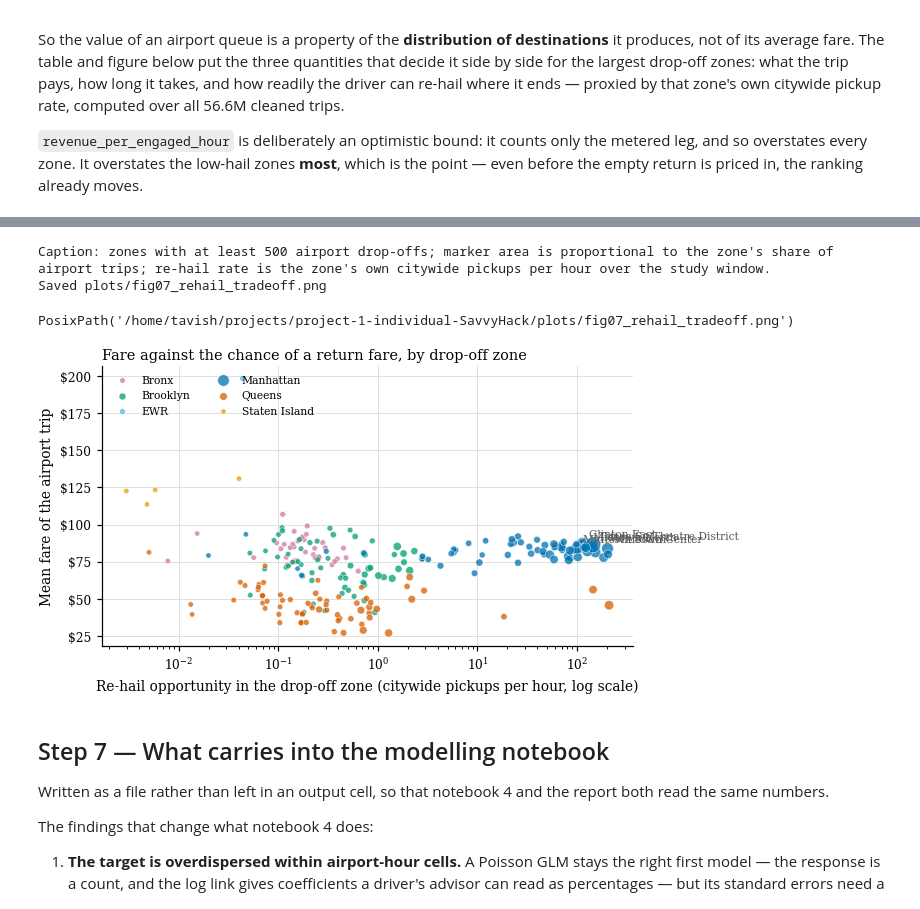
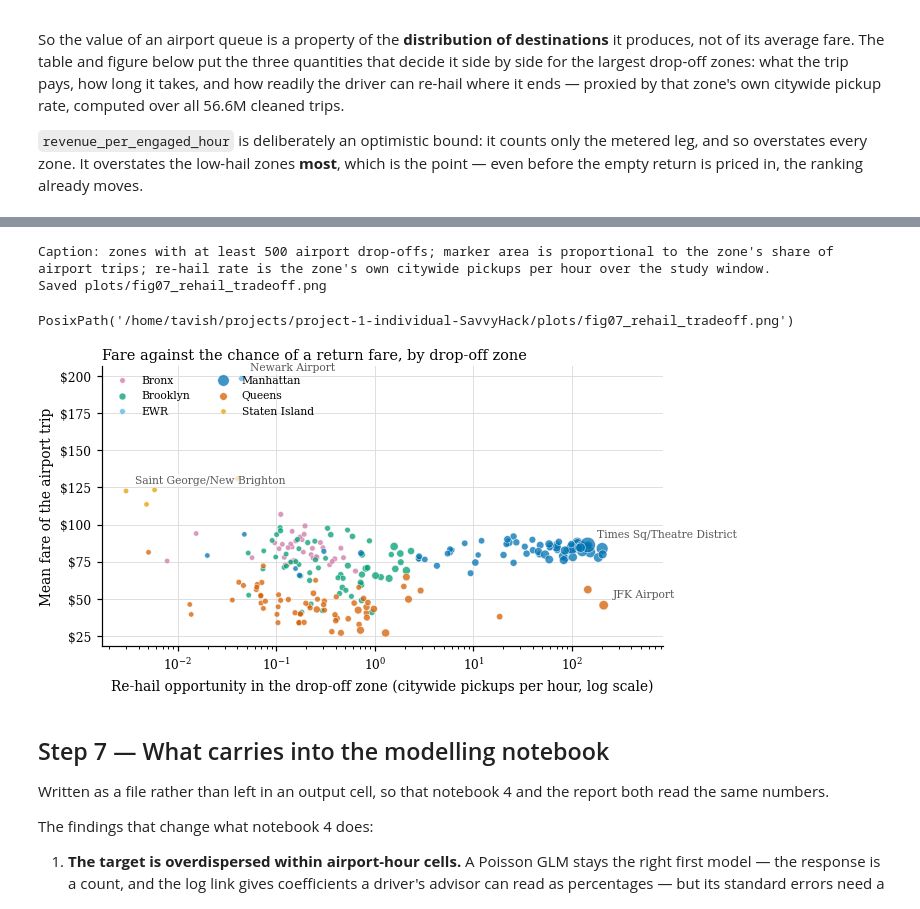
Before and after one commit to SavvyHack/ADS-project1-testing, a Jupyter notebook: notebooks/3_analysis.ipynb, the cells around one changed output, grey strips where cells are left out. Saved outputs shown, nothing was run; the diff lists cells and outputs as text; code cells hidden in the pictures.

```diff
--- a/notebooks/3_analysis.ipynb
+++ b/notebooks/3_analysis.ipynb
@@ -222,10 +233,11 @@ discussion is about.
 PERCENTILES = [0.01, 0.05, 0.25, 0.50, 0.75, 0.95, 0.99, 0.999]
 PERCENTILE_LABELS = ["p1", "p5", "p25", "p50", "p75", "p95", "p99", "p99_9"]
 
-# Relative error of the sketch, at one part in a thousand. The Spark default of
-# 10,000 is finer than anything reported here and there are twenty sketches in
-# the single pass below.
-PERCENTILE_ACCURACY = 1000
+# Rank error of the sketch, at one part in twenty thousand. This has to be
+# finer than the most extreme percentile reported: at an accuracy of 1,000 the
+# rank error is 0.1%, which is the whole distance from p99.9 to the maximum,
+# and the sketch returns the maximum instead of the percentile.
+PERCENTILE_ACCURACY = 20_000
 
 # Segments, as masks rather than as filtered frames.
 SEGMENTS = {
@@ -270,6 +282,8 @@ def distribution_expressions(segment: str, predicate, metric: str, value) -> lis
         F.avg(masked).alias(f"{prefix}|mean"),
         F.stddev(masked).alias(f"{prefix}|sd"),
         F.skewness(masked).alias(f"{prefix}|skew"),
+        # Exact, unlike the sketch below, and the check on it.
+        F.max(masked).alias(f"{prefix}|max"),
         F.percentile_approx(masked, PERCENTILES, PERCENTILE_ACCURACY)
         .alias(f"{prefix}|pct"),
     ]
@@ -1139,6 +1263,19 @@ per_hour["pickups_per_arrival"] = (
         per_hour["sched_arrivals"] > 0
     )
 )
+
+# An hour of the day with almost nothing scheduled across the whole window
+# produces a ratio whose denominator is a handful of flights. At 01:00 that
+# reads as thousands of pickups per arrival, which is a measurement of the
+# denominator rather than of coverage, and on a shared axis it flattens every
+# hour that does carry information. The threshold is one scheduled arrival a
+# day over the window.
+MIN_SCHED_ARRIVALS = WINDOW_DAYS
+thin = per_hour["sched_arrivals"] < MIN_SCHED_ARRIVALS
+per_hour.loc[thin, "pickups_per_arrival"] = np.nan
+print(f"\n{int(thin.sum())} airport-hours-of-day average fewer than one "
+      "scheduled domestic arrival a day and are left out of the coverage "
+      "ratio")
 # %% [output]
 Correlation of pickups with scheduled arrivals, by lag
 (positive lag = arrivals that landed that many hours earlier)
@@ -1620,36 +1853,50 @@ for borough, group in plotted.groupby("borough"):
         s=12 + 90 * group["share_pct"] / plotted["share_pct"].max(),
         color=BOROUGH_COLOURS.get(borough, PALETTE["grey"]),
         alpha=0.75, edgecolors="white", linewidths=0.4, label=borough,
     )
 
-for row in plotted.nlargest(5, "trips").itertuples():
+# Labelled to make the argument, not to rank. The five largest drop-off zones
+# are five adjoining Midtown zones and their labels land on top of one another;
+# these four span the trade-off instead.
+highlights = pd.concat([
+    plotted.nlargest(1, "trips"),
+    plotted.nlargest(1, "mean_total"),
+    plotted.nsmallest(1, "pickups_per_hour"),
+    plotted[plotted["borough"] == "Queens"].nlargest(1, "trips"),
+]).drop_duplicates("dolocationid")
+
+for row in highlights.itertuples():
     ax.annotate(
         row.zone_name, xy=(row.pickups_per_hour, row.mean_total),
-        xytext=(4, 4), textcoords="offset points", fontsize=7,
+        xytext=(6, 5), textcoords="offset points", fontsize=7,
         color=PALETTE["grey"],
+        bbox={"boxstyle": "round,pad=0.15", "fc": "white", "ec": "none",
+              "alpha": 0.65},
     )
 
 ax.set_xscale("log")
+# Room on the right for the labels, which would otherwise run past the axes.
+ax.set_xlim(right=float(plotted["pickups_per_hour"].max()) * 4)
 ax.set_xlabel("Re-hail opportunity in the drop-off zone "
               "(citywide pickups per hour, log scale)")
 ax.set_ylabel("Mean fare of the airport trip")
 # The qualifiers belong in the report caption, not in a title that would run
 # past the text width.
 ax.set_title("Fare against the chance of a return fare, by drop-off zone")
 print(f"Caption: zones with at least {MIN_ZONE_TRIPS:,} airport drop-offs; "
       "marker area is proportional to the zone's share of airport trips; "
       "re-hail rate is the zone's own citywide pickups per hour over the "
       "study window.")
 currency_axis(ax)
 ax.legend(loc="upper left", ncol=2, fontsize=7)
 
 fig.tight_layout()
 save_figure(fig, "fig07_rehail_tradeoff")
 # %% [output]
 Caption: zones with at least 500 airport drop-offs; marker area is proportional to the zone's share of airport trips; re-hail rate is the zone's own citywide pickups per hour over the study window.
 Saved plots/fig07_rehail_tradeoff.png
 PosixPath('/home/tavish/projects/project-1-individual-SavvyHack/plots/fig07_rehail_tradeoff.png')
-[figure, old version]
+[figure, new version]
 # %% [markdown]
 ## Step 7 — What carries into the modelling notebook
 
```
Also changed, not shown: parts of 24 cells of this notebook, 5 other files.
